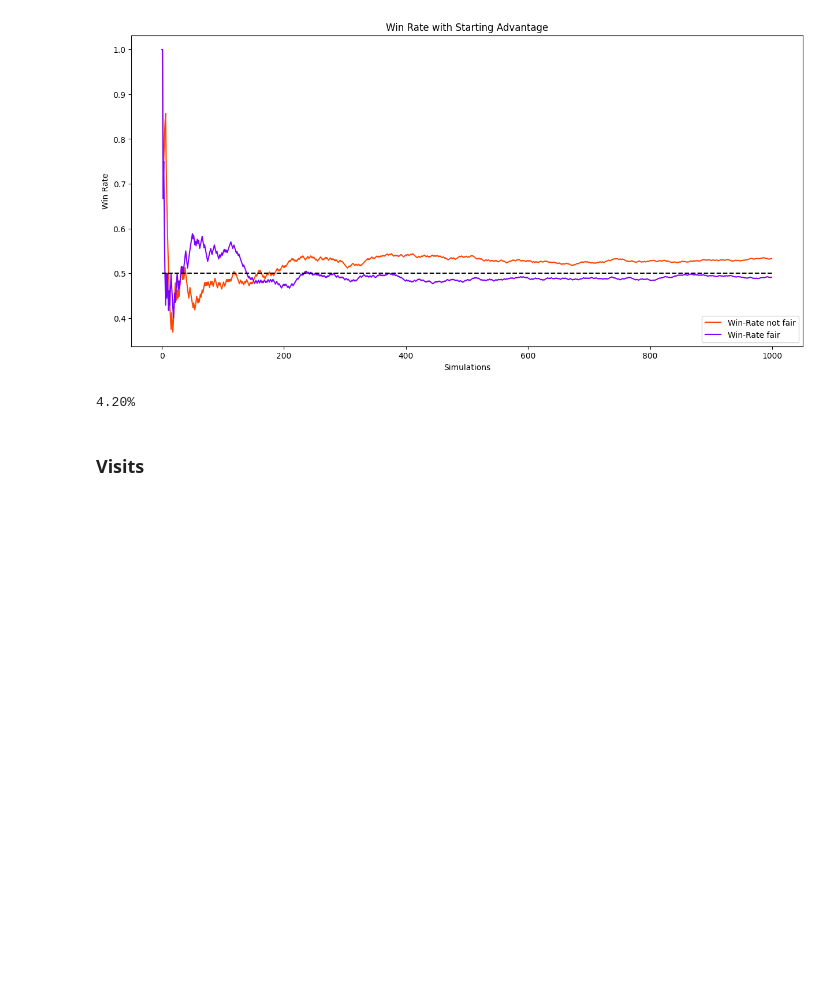
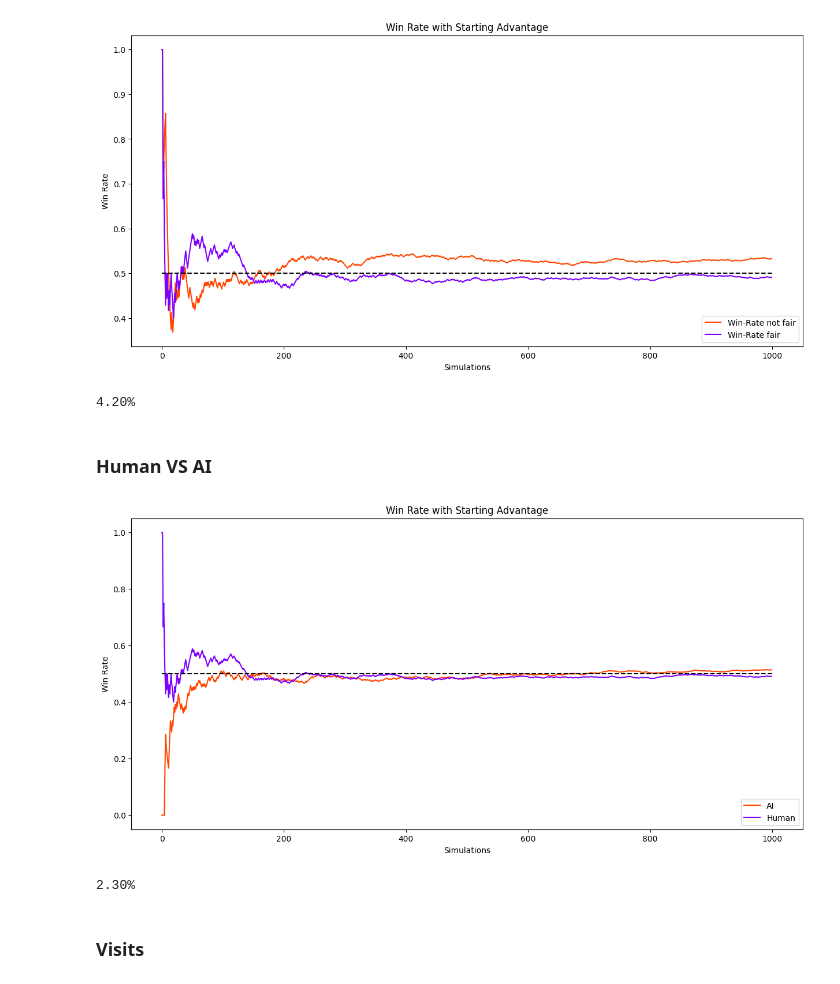
Before and after one commit to andreabazerla/dpcm-card-game, a Jupyter notebook: notebooks/analysis.ipynb, the cells around one changed output. Drawn from its saved outputs; the diff is of its cells as text; code cells hidden in the pictures; blank space fills up the shorter version.

Commit message:
Added Human VS AI Graph in analysis.ipynb

```diff
--- a/notebooks/analysis.ipynb
+++ b/notebooks/analysis.ipynb
@@ -64,6 +64,33 @@ plt.show()
 print(f'{abs(not_fair_df['Rate'].iloc[-1] - fair_df['Rate'].iloc[-1])*100:.2f}%')
 # %% [output]
 4.20%
+# %% [markdown]
+### Human VS AI
+# %%
+fig = plt.figure(1, figsize=(15, 7))
+
+fair_file = 'fair.csv'
+fair_df = pd.read_csv('../data/' + fair_file)
+
+plt.plot(results_df.index, results_df['Rate'], color = orange, label='AI')
+plt.plot(fair_df.index, fair_df['Rate'], color = purple, label='Human')
+
+plt.hlines(0.5, 0, len(not_fair_df), colors='black', linestyles='dashed')
+
+plt.title('Win Rate with Starting Advantage')
+
+plt.legend(loc='lower right')
+
+plt.xlabel('Simulations')
+plt.ylabel('Win Rate')
+
+plt.show()
+# %% [output]
+[figure, added]
+# %%
+print(f'{abs(results_df['Rate'].iloc[-1] - fair_df['Rate'].iloc[-1])*100:.2f}%')
+# %% [output]
+2.30%
 # %% [markdown]
 ### Visits
 # %%
```
Also changed, not shown: parts of 17 cells of this notebook.
